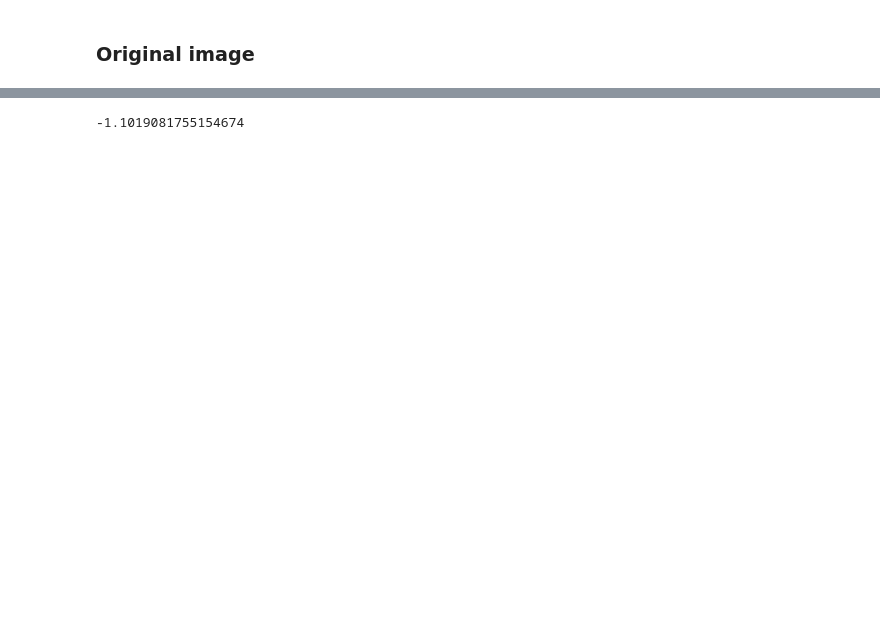
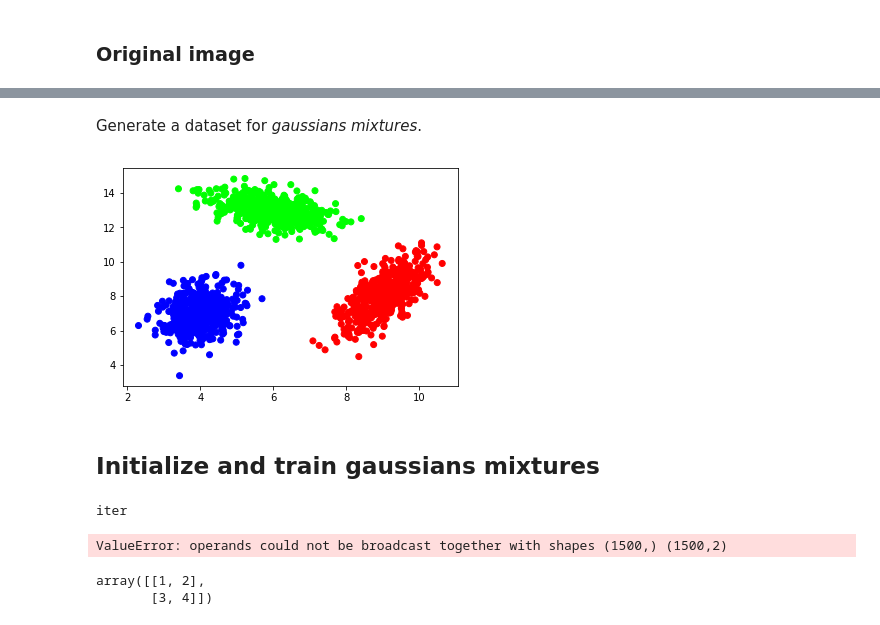
Before and after one commit to tigranfah/machine_learning, a Jupyter notebook: round2/homework/clustering_homework/clustering.ipynb, the cells around one changed output, grey strips where cells are left out. Saved outputs shown, nothing was run; the diff lists cells and outputs as text; code cells hidden in the pictures; blank space fills up the shorter version.

Commit message:
Add Gaussian Mixtures.

```diff
--- a/round2/homework/clustering_homework/clustering.ipynb
+++ b/round2/homework/clustering_homework/clustering.ipynb
@@ -154,8 +154,53 @@ NameError: name 'pixels' is not defined
-# %%
-# np.random.seed(123)
-n = np.random.normal(0, 4, 5)
-p = np.random.uniform(0, 2, 5).astype(int)
-
-sum(n * p)
-# %% [output]
--1.1019081755154674
+# %% [markdown]
+Generate a dataset for *gaussians mixtures*.
+# %%
+rand = np.random.RandomState(114)
+
+# info about data
+length = 500
+cluster_count = 3
+
+cluster_X = []
+cluster_y = []
+
+means = [[9, 8],
+         [6, 13],
+         [4, 7]]
+
+covs = [[[.5, 1], [.25, 1]],
+        [[.5, -.5], [-.5, .1]],
+        [[0.25, 0.5], [-0.1, 0.5]]]
+
+for i in range(cluster_count):
+    cluster_X.append(rand.multivariate_normal(means[i], covs[i], length))
+    cluster = np.zeros((length, cluster_count))
+    cluster[:, i] = 1
+    cluster_y.append(cluster)
+
+X = np.concatenate(cluster_X)
+y = np.concatenate(cluster_y)
+
+shuffle_mask = np.arange(len(X))
+np.random.shuffle(shuffle_mask)
+
+X = X[shuffle_mask]
+y = y[shuffle_mask]
+# %%
+plt.scatter(X[:, 0], X[:, 1], c=y);
+# %% [output]
+[figure, added]
+# %% [markdown]
+## Initialize and train gaussians mixtures
+# %%
+gaussians_mixtures = GaussiansMixtures(3, MeasureFunctions.distances_measure)
+gaussians_mixtures.train(X)
+# %% [output]
+iter
+ValueError: operands could not be broadcast together with shapes (1500,) (1500,2)
+# %%
+a = np.ones([3, 2])
+b = np.array([[1, 2], [3, 4]])
+b
+# %% [output]
+array([[1, 2],
+       [3, 4]])
```
Also changed, not shown: parts of 9 cells of this notebook, 2 other files.
